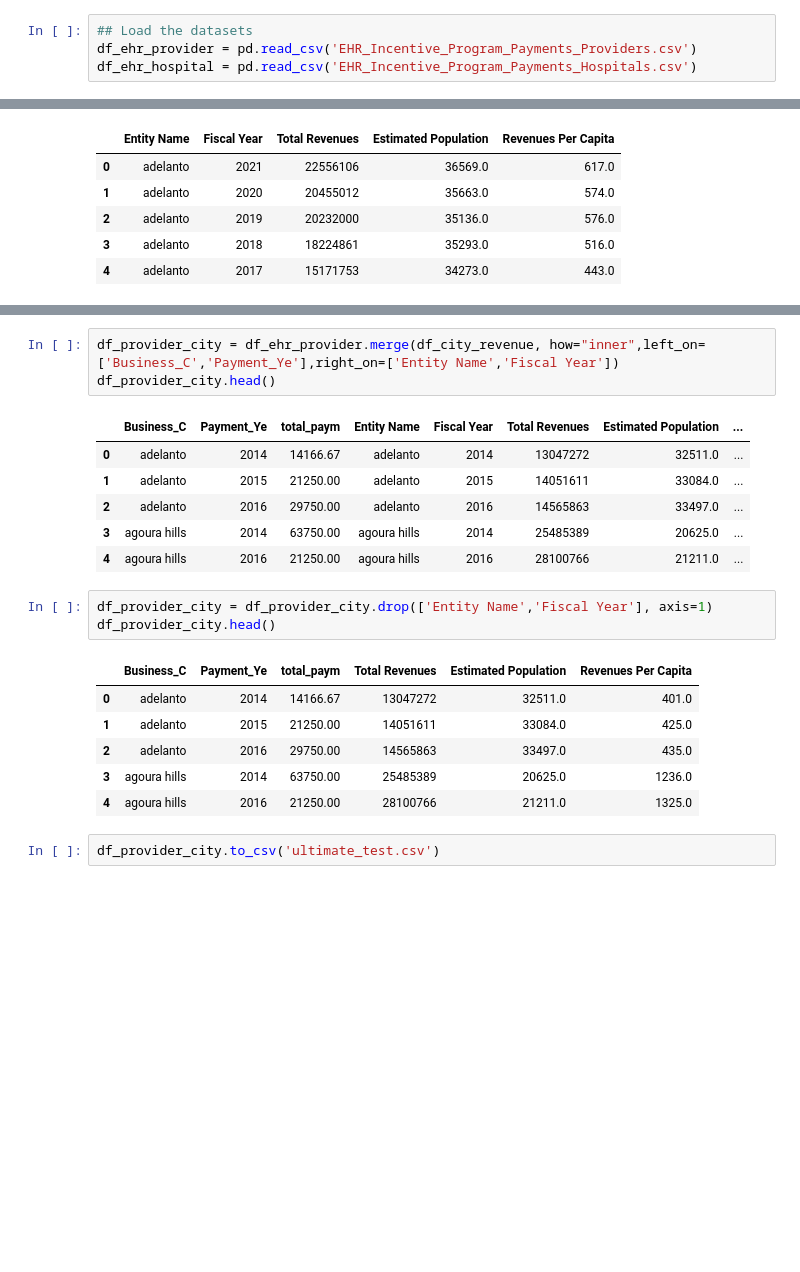
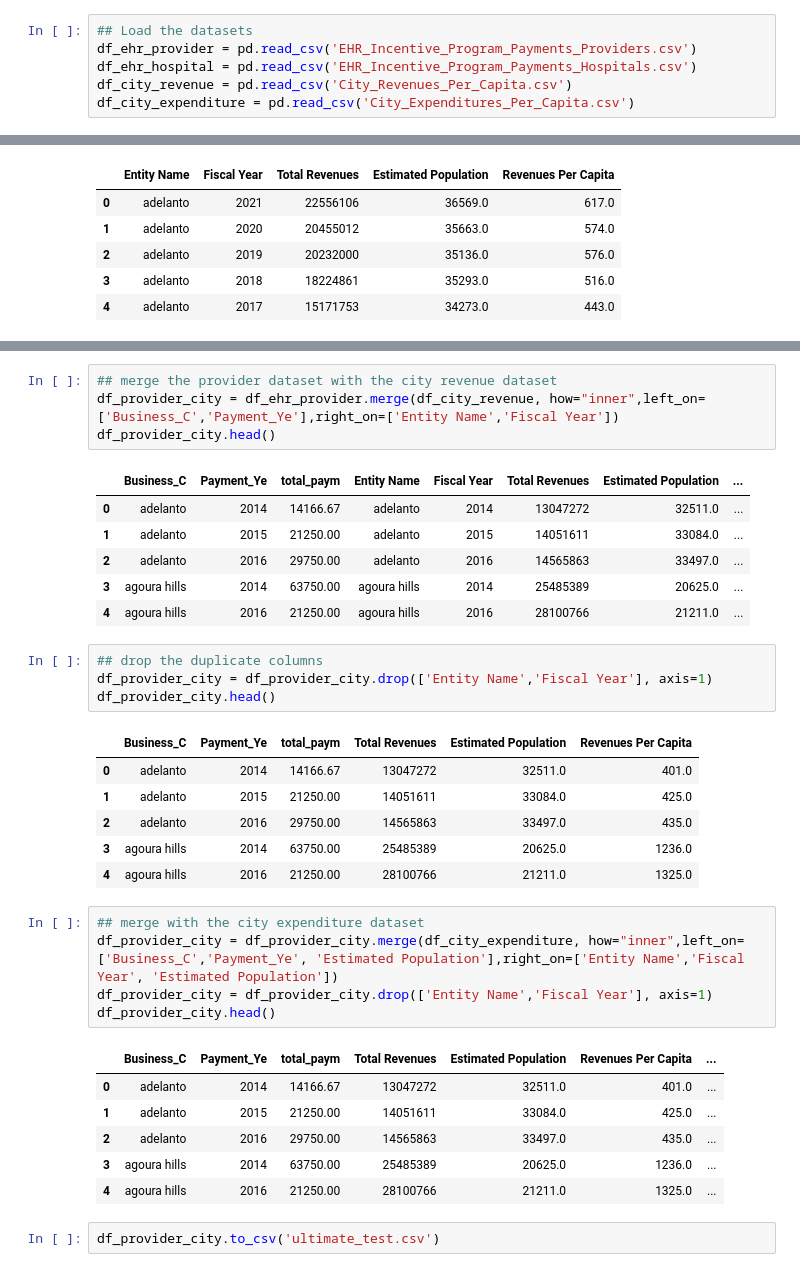
Before and after one commit to vicky-playground/EHR-GDP, a Jupyter notebook: city_comparison_code/EHR City Corrolation.ipynb, the cells around one changed output, grey strips where cells are left out. Saved outputs shown, nothing was run; the diff lists cells and outputs as text; blank space fills up the shorter version.

```diff
--- a/city_comparison_code/EHR City Corrolation.ipynb
+++ b/city_comparison_code/EHR City Corrolation.ipynb
@@ -18,3 +19,5 @@ import seaborn as sns
 ## Load the datasets
 df_ehr_provider = pd.read_csv('EHR_Incentive_Program_Payments_Providers.csv')
 df_ehr_hospital = pd.read_csv('EHR_Incentive_Program_Payments_Hospitals.csv')
+df_city_revenue = pd.read_csv('City_Revenues_Per_Capita.csv')
+df_city_expenditure = pd.read_csv('City_Expenditures_Per_Capita.csv')
@@ -59,4 +74,5 @@ df_city_revenue.head()
 # %%
+## merge the provider dataset with the city revenue dataset
 df_provider_city = df_ehr_provider.merge(df_city_revenue, how="inner",left_on=['Business_C','Payment_Ye'],right_on=['Entity Name','Fiscal Year'])
 df_provider_city.head()
 # %% [output]
@@ -67,6 +83,7 @@ df_provider_city.head()
 | 3 | agoura hills | 2014 | 63750.00 | agoura hills | 2014 | 25485389 | 20625.0 | ... |
 | 4 | agoura hills | 2016 | 21250.00 | agoura hills | 2016 | 28100766 | 21211.0 | ... |
 # %%
+## drop the duplicate columns
 df_provider_city = df_provider_city.drop(['Entity Name','Fiscal Year'], axis=1)
 df_provider_city.head()
 # %% [output]
@@ -76,6 +93,18 @@ df_provider_city.head()
 | 2 | adelanto | 2016 | 29750.00 | 14565863 | 33497.0 | 435.0 |
 | 3 | agoura hills | 2014 | 63750.00 | 25485389 | 20625.0 | 1236.0 |
 | 4 | agoura hills | 2016 | 21250.00 | 28100766 | 21211.0 | 1325.0 |
+# %%
+## merge with the city expenditure dataset
+df_provider_city = df_provider_city.merge(df_city_expenditure, how="inner",left_on=['Business_C','Payment_Ye', 'Estimated Population'],right_on=['Entity Name','Fiscal Year', 'Estimated Population'])
+df_provider_city = df_provider_city.drop(['Entity Name','Fiscal Year'], axis=1)
+df_provider_city.head()
+# %% [output]
+|  | Business_C | Payment_Ye | total_paym | Total Revenues | Estimated Population | Revenues Per Capita | ... |
+| 0 | adelanto | 2014 | 14166.67 | 13047272 | 32511.0 | 401.0 | ... |
+| 1 | adelanto | 2015 | 21250.00 | 14051611 | 33084.0 | 425.0 | ... |
+| 2 | adelanto | 2016 | 29750.00 | 14565863 | 33497.0 | 435.0 | ... |
+| 3 | agoura hills | 2014 | 63750.00 | 25485389 | 20625.0 | 1236.0 | ... |
+| 4 | agoura hills | 2016 | 21250.00 | 28100766 | 21211.0 | 1325.0 | ... |
 # %%
 df_provider_city.to_csv('ultimate_test.csv')
 # %%
```
Also changed, not shown: parts of 11 cells of this notebook, 1 other file.
